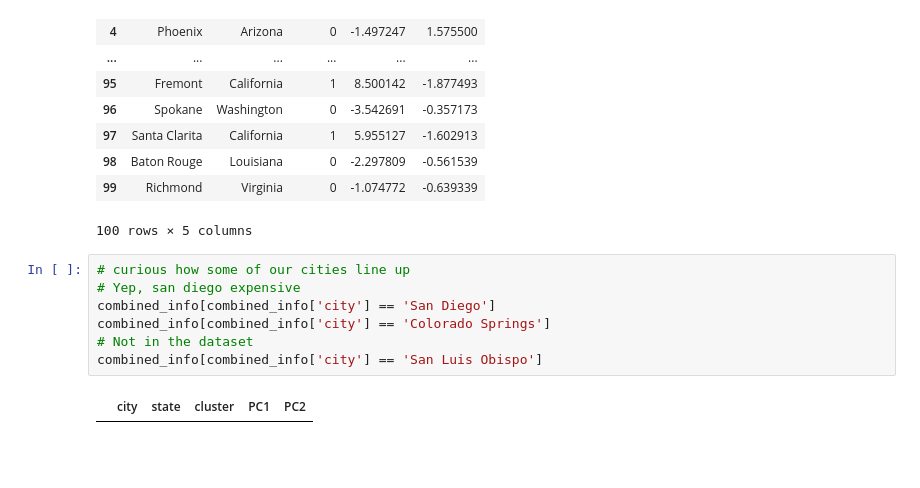
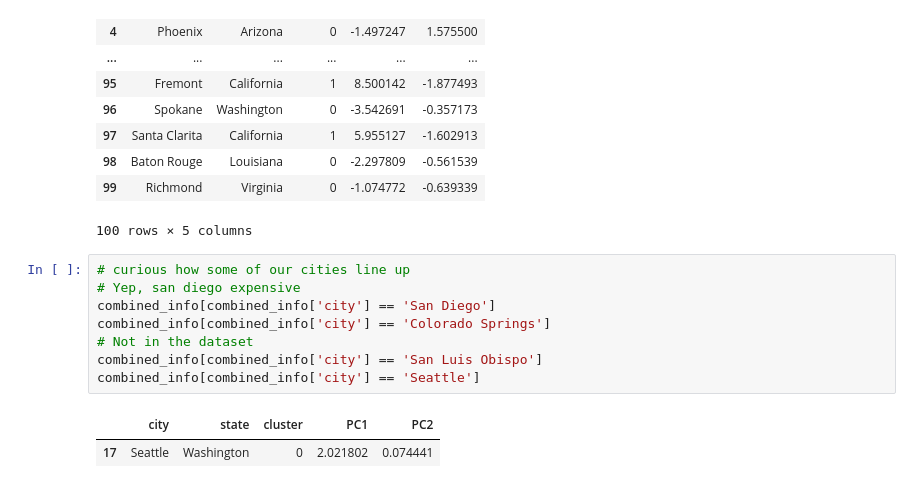
Before and after one commit to claravox/CSC466-project, a Jupyter notebook: clustering.ipynb, the cells around one changed output. Cells and saved outputs as stored; diff of their text form; blank space fills up the shorter version.

```diff
--- a/clustering.ipynb
+++ b/clustering.ipynb
@@ -144,9 +144,11 @@ combined_info
 # %%
 # curious how some of our cities line up
 # Yep, san diego expensive
 combined_info[combined_info['city'] == 'San Diego']
 combined_info[combined_info['city'] == 'Colorado Springs']
 # Not in the dataset
 combined_info[combined_info['city'] == 'San Luis Obispo']
+combined_info[combined_info['city'] == 'Seattle']
 # %% [output]
 |  | city | state | cluster | PC1 | PC2 |
+| 17 | Seattle | Washington | 0 | 2.021802 | 0.074441 |
```
Also changed, not shown: 1 other file.
